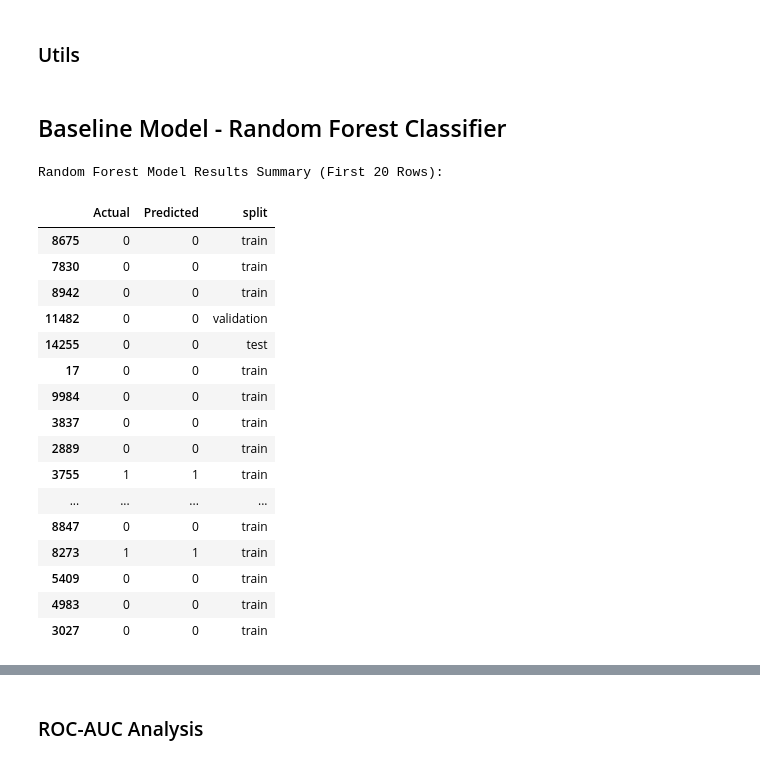
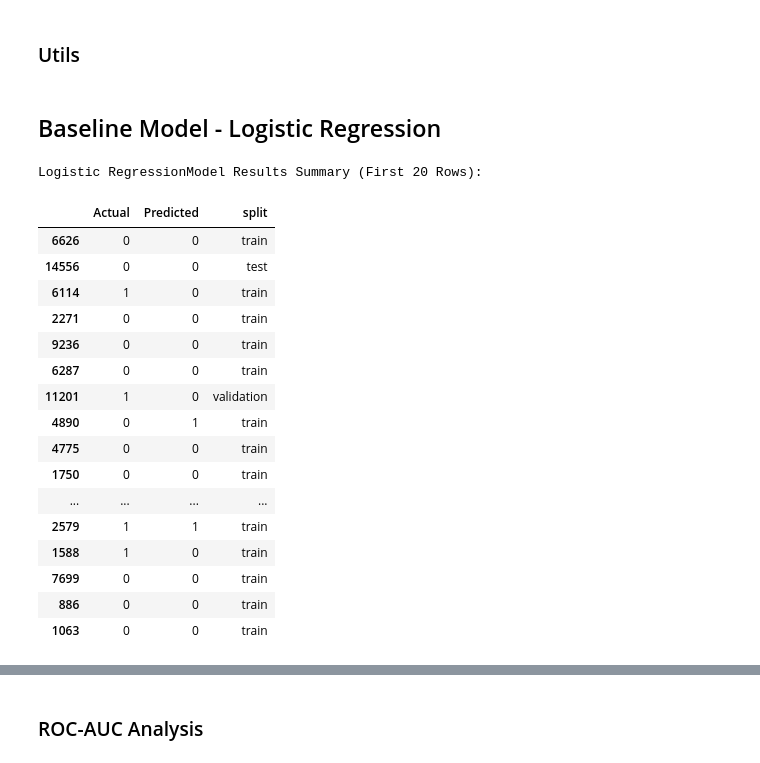
Before and after one commit to A-I-Jeremiah/E-Commerce-Fraud-Detection, a Jupyter notebook: notebooks/main.ipynb, the cells around one changed output, grey strips where cells are left out. Drawn from its saved outputs; the diff is of its cells as text; code cells hidden in the pictures.

```diff
--- a/notebooks/main.ipynb
+++ b/notebooks/main.ipynb
@@ -713,63 +713,63 @@ def plot_cm(cm, title, ax):
                 yticklabels=["True Legit", "True Fraud"], ax=ax)
     ax.set_title(title)
 # %% [markdown]
-## Baseline Model - Random Forest Classifier
+## Baseline Model - Logistic Regression
 # %%
-rf_model = Pipeline([
+lr_model = Pipeline([
     ('preprocessor', preprocessor),
-    ('classifier', RandomForestClassifier(random_state=42))
+    ('classifier', LogisticRegression(random_state=42))
 ])
 
 # Fit model on training data
-rf_model.fit(X_train, y_train)
+lr_model.fit(X_train, y_train)
 
 # Test and validate model on validation and test data
-rf_y_val_pred = rf_model.predict(X_val)
-rf_y_test_pred = rf_model.predict(X_test)
+lr_y_val_pred = lr_model.predict(X_val)
+lr_y_test_pred = lr_model.predict(X_test)
 
 # Create a DataFrame to store predictions and actual values for validation and test sets
-rf_train_pred = pd.DataFrame({
+lr_train_pred = pd.DataFrame({
     'Actual': y_train.reset_index(drop=True),
-    'Predicted': rf_model.predict(X_train)
+    'Predicted': lr_model.predict(X_train)
 })
-rf_val_pred = pd.DataFrame({
+lr_val_pred = pd.DataFrame({
     'Actual': y_val.reset_index(drop=True),
-    'Predicted': rf_y_val_pred
+    'Predicted': lr_y_val_pred
 })
-rf_test_pred = pd.DataFrame({
+lr_test_pred = pd.DataFrame({
     'Actual': y_test.reset_index(drop=True),
-    'Predicted': rf_y_test_pred
+    'Predicted': lr_y_test_pred
 })
 
 # Optionally concatenate with a split column for a single summary table
-rf_results_summary = pd.concat(
+lr_results_summary = pd.concat(
     [
-        rf_train_pred.assign(split='train'),
-        rf_val_pred.assign(split='validation'),
-        rf_test_pred.assign(split='test')
+        lr_train_pred.assign(split='train'),
+        lr_val_pred.assign(split='validation'),
+        lr_test_pred.assign(split='test')
     ],
     ignore_index=True
 )
 
-print("Random Forest Model Results Summary (First 20 Rows):")
-display(rf_results_summary.sample(20))
+print("Logistic RegressionModel Results Summary (First 20 Rows):")
+display(lr_results_summary.sample(20))
 # %% [output]
-Random Forest Model Results Summary (First 20 Rows):
+Logistic RegressionModel Results Summary (First 20 Rows):
 |  | Actual | Predicted | split |
-| 8675 | 0 | 0 | train |
-| 7830 | 0 | 0 | train |
-| 8942 | 0 | 0 | train |
-| 11482 | 0 | 0 | validation |
-| 14255 | 0 | 0 | test |
-| 17 | 0 | 0 | train |
-| 9984 | 0 | 0 | train |
-| 3837 | 0 | 0 | train |
-| 2889 | 0 | 0 | train |
-| 3755 | 1 | 1 | train |
+| 6626 | 0 | 0 | train |
+| 14556 | 0 | 0 | test |
+| 6114 | 1 | 0 | train |
+| 2271 | 0 | 0 | train |
+| 9236 | 0 | 0 | train |
+| 6287 | 0 | 0 | train |
+| 11201 | 1 | 0 | validation |
+| 4890 | 0 | 1 | train |
+| 4775 | 0 | 0 | train |
+| 1750 | 0 | 0 | train |
 | ... | ... | ... | ... |
-| 8847 | 0 | 0 | train |
-| 8273 | 1 | 1 | train |
-| 5409 | 0 | 0 | train |
-| 4983 | 0 | 0 | train |
-| 3027 | 0 | 0 | train |
+| 2579 | 1 | 1 | train |
+| 1588 | 1 | 0 | train |
+| 7699 | 0 | 0 | train |
+| 886 | 0 | 0 | train |
+| 1063 | 0 | 0 | train |
 # %% [markdown]
```
Also changed, not shown: parts of 7 cells of this notebook, 24 other files.
